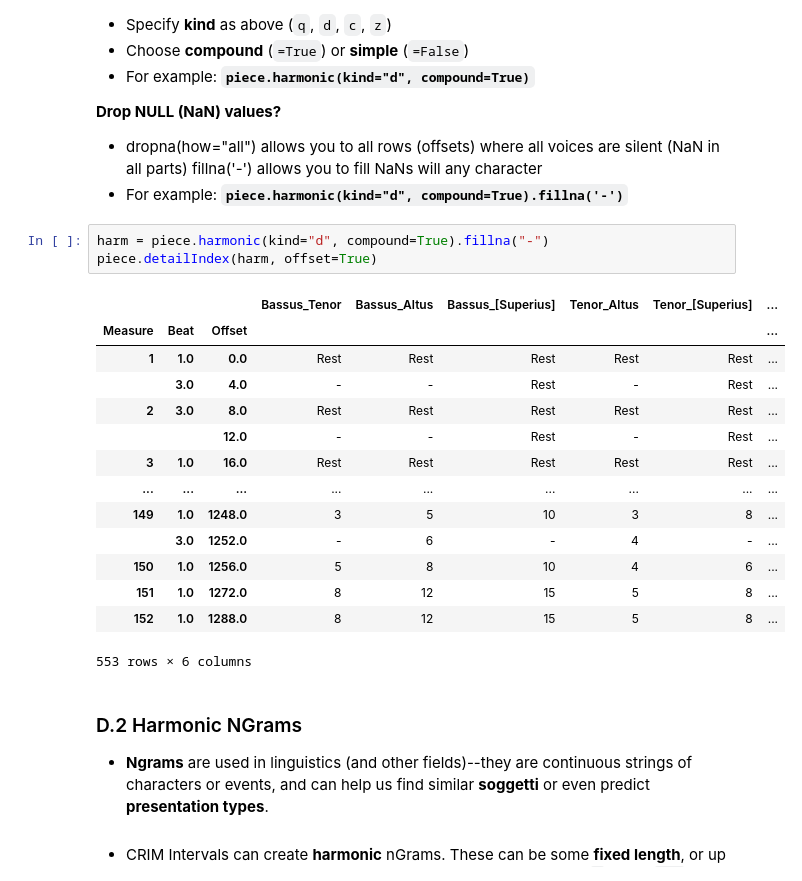
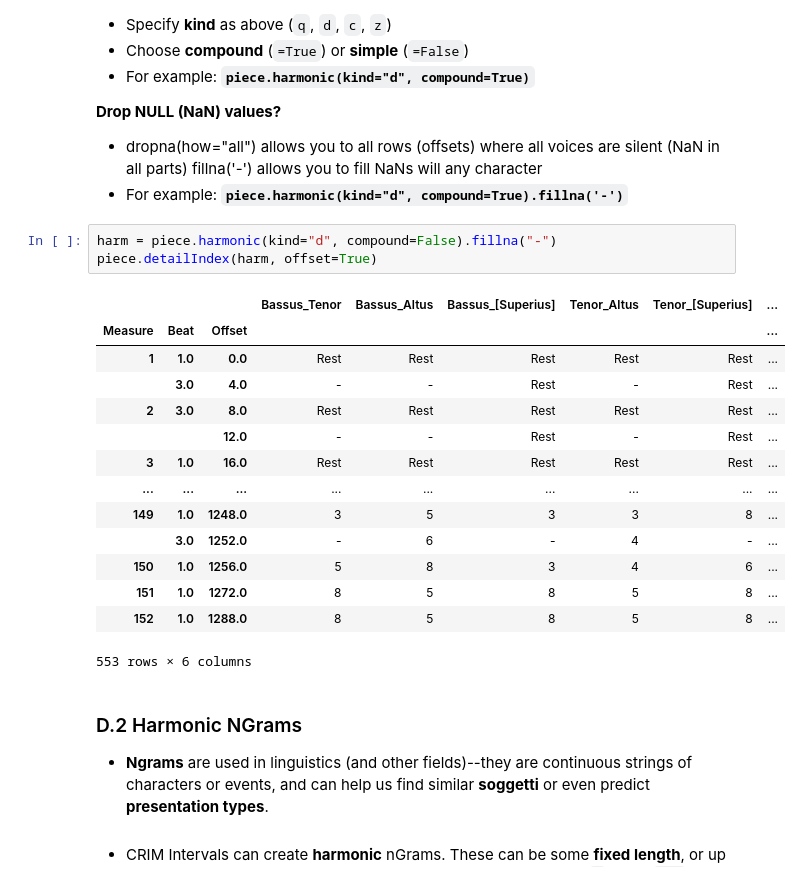
Before and after one commit to RichardFreedman/CRIM_JHUB, a Jupyter notebook: CRIM_02_Melodic_Harmonic.ipynb, the cells around one changed output. Drawn from its saved outputs; the diff is of its cells as text.

```diff
--- a/CRIM_02_Melodic_Harmonic.ipynb
+++ b/CRIM_02_Melodic_Harmonic.ipynb
@@ -344,22 +397,22 @@ interactive(children=(Text(value='', description='search_pattern'), Dropdown(des
 fillna('-') allows you to fill NaNs will any character
 * For example:  **`piece.harmonic(kind="d", compound=True).fillna('-')`**
 # %%
-harm = piece.harmonic(kind="d", compound=True).fillna("-")
+harm = piece.harmonic(kind="d", compound=False).fillna("-")
 piece.detailIndex(harm, offset=True)
 # %% [output]
 |  |  |  | Bassus_Tenor | Bassus_Altus | Bassus_[Superius] | Tenor_Altus | Tenor_[Superius] | ... |
 | Measure | Beat | Offset |  |  |  |  |  | ... |
 | 1 | 1.0 | 0.0 | Rest | Rest | Rest | Rest | Rest | ... |
 |  | 3.0 | 4.0 | - | - | Rest | - | Rest | ... |
 | 2 | 3.0 | 8.0 | Rest | Rest | Rest | Rest | Rest | ... |
 |  |  | 12.0 | - | - | Rest | - | Rest | ... |
 | 3 | 1.0 | 16.0 | Rest | Rest | Rest | Rest | Rest | ... |
 | ... | ... | ... | ... | ... | ... | ... | ... | ... |
-| 149 | 1.0 | 1248.0 | 3 | 5 | 10 | 3 | 8 | ... |
+| 149 | 1.0 | 1248.0 | 3 | 5 | 3 | 3 | 8 | ... |
 |  | 3.0 | 1252.0 | - | 6 | - | 4 | - | ... |
-| 150 | 1.0 | 1256.0 | 5 | 8 | 10 | 4 | 6 | ... |
-| 151 | 1.0 | 1272.0 | 8 | 12 | 15 | 5 | 8 | ... |
-| 152 | 1.0 | 1288.0 | 8 | 12 | 15 | 5 | 8 | ... |
+| 150 | 1.0 | 1256.0 | 5 | 8 | 3 | 4 | 6 | ... |
+| 151 | 1.0 | 1272.0 | 8 | 5 | 8 | 5 | 8 | ... |
+| 152 | 1.0 | 1288.0 | 8 | 5 | 8 | 5 | 8 | ... |
 553 rows × 6 columns
 # %% [markdown]
 ### D.2 Harmonic NGrams
```
Also changed, not shown: parts of 8 cells of this notebook.
